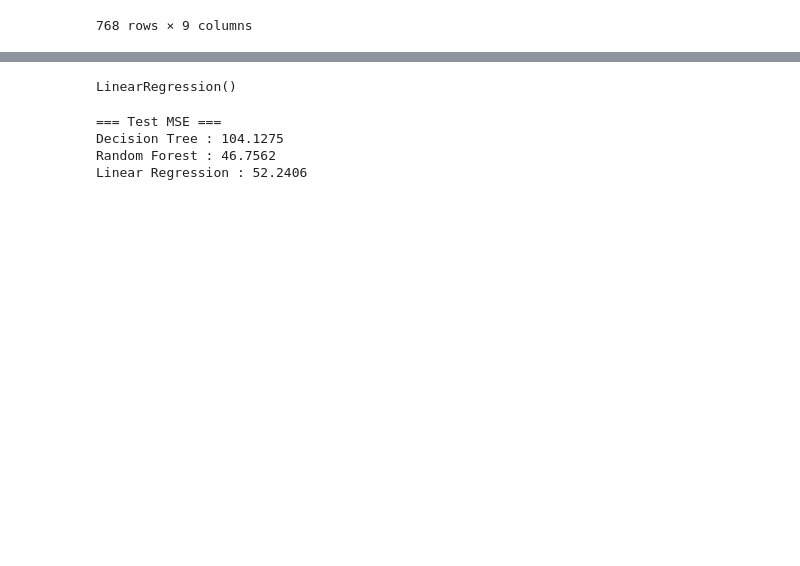
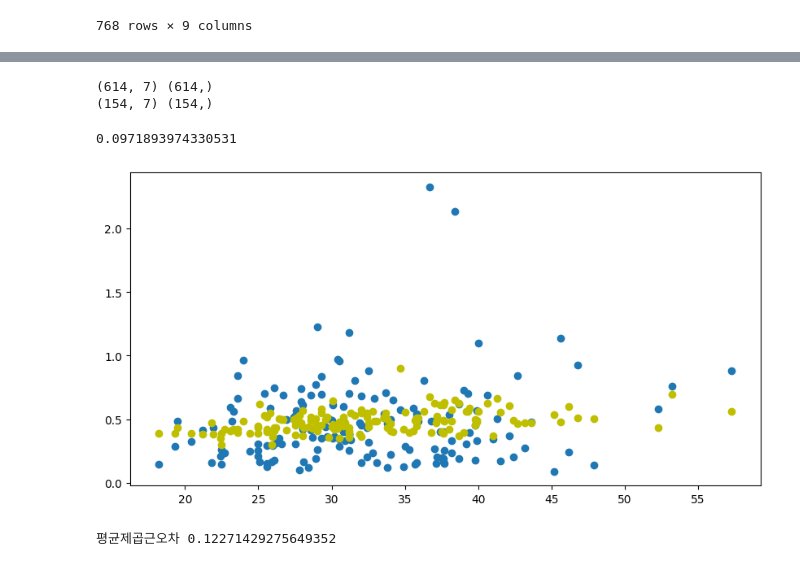
Before and after one commit to escapingLife/mashinePrograming, a Jupyter notebook: 2주차/diabetes_noOutcome.ipynb, the cells around one changed output, grey strips where cells are left out. Cells and saved outputs as stored; diff of their text form; code cells hidden in the pictures; blank space fills up the shorter version.

```diff
--- a/2주차/diabetes_noOutcome.ipynb
+++ b/2주차/diabetes_noOutcome.ipynb
@@ -35,4 +77,3 @@ df  # 데이터 프레임을 출력하라는 뜻
 # %%
-X = df.drop(columns=["BMI", "Outcome"]) # BMI와 OutCome버림
-
-y = df["BMI"] # BMI 얻음
+X = df.drop(columns=["DiabetesPedigreeFunction", "Outcome"]) # DiabetesPedigreeFunction OutCome버림
+X.head()
@@ -39,6 +87,13 @@ y = df["BMI"] # BMI 얻음
 # %%
-X_train, X_test, y_train, y_test = train_test_split(  # train : 정답값
+from sklearn.model_selection import train_test_split
 
-    X, y, test_size=0.2,  random_state=42
-
-)
+X_train, X_test, y_train, y_test=train_test_split(X,
+                                                  y,
+                                                  test_size=0.2,
+                                                  shuffle=True,
+                                                  random_state=12)
+print(X_train.shape, y_train.shape)
+print(X_test.shape, y_test.shape)
+# %% [output]
+(614, 7) (614,)
+(154, 7) (154,)
@@ -52,9 +99,0 @@ lr = LinearRegression()
-# %%
-# -----------------------------
-# 3) 모델 학습
-# -----------------------------
-dt.fit(X_train, y_train)
-rf.fit(X_train, y_train)
-lr.fit(X_train, y_train)
-# %% [output]
-LinearRegression()
@@ -72,10 +100,35 @@ lr_mse = mean_squared_error(y_test, lr_y_predict)
-# %%
-print("=== Test MSE ===")
-print(f"Decision Tree : {dt_mse:.4f}")
-print(f"Random Forest : {rf_mse:.4f}")
-print(f"Linear Regression : {lr_mse:.4f}")
-# %% [output]
-=== Test MSE ===
-Decision Tree : 104.1275
-Random Forest : 46.7562
-Linear Regression : 52.2406
+# %%
+from sklearn.linear_model import LinearRegression
+from sklearn.metrics import mean_squared_error
+
+model = LinearRegression()         # 모델 구성
+model.fit(X_train, y_train)        # 모델 훈련
+ly_preds = model.predict(X_test)   # 예측데이터 생성
+print(mean_squared_error(y_test, ly_preds))  #평가
+# %% [output]
+0.0971893974330531
+# %%
+# 예측값과 실제 값 차이를 산접도로 표시, 노란색 예측
+
+import matplotlib.pyplot as plt
+
+plt.figure(figsize=(10,5))
+plt.scatter(X_test['BMI'], y_test, label='y_test')
+plt.scatter(X_test['BMI'], ly_preds, c='y', label='ly_preds')
+#plt.plot(X_train, lr.predict(X_train), color='blue')
+plt.show()
+# %% [output]
+[figure, added]
+# %%
+
+from sklearn.ensemble import RandomForestRegressor
+
+model = RandomForestRegressor()
+model.fit(X_train, y_train)
+
+from sklearn.metrics import mean_squared_error
+
+ry_preds = model.predict(X_test)
+print('평균제곱근오차', mean_squared_error(ry_preds, y_test))
+# %% [output]
+평균제곱근오차 0.12271429275649352
```
Also changed, not shown: parts of 10 cells of this notebook.
